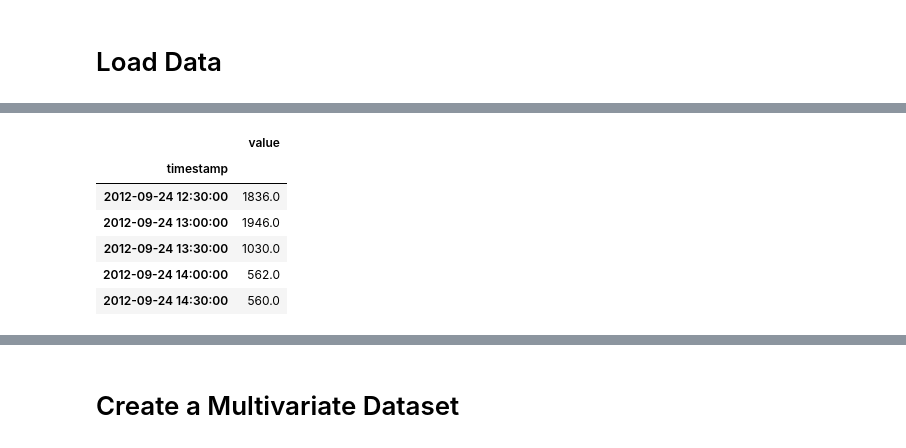
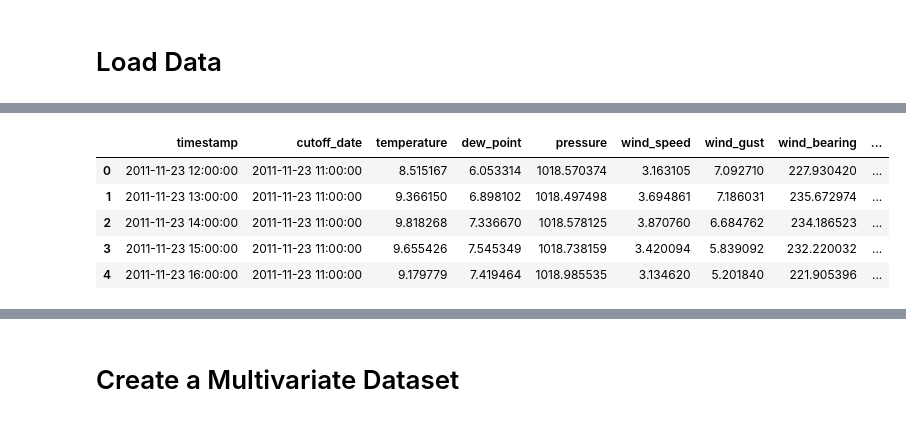
Before and after one commit to attila-balint-kul/energy-forecast-benchmark-examples, a Jupyter notebook: notebooks/02. Multivariate.ipynb, the cells around one changed output, grey strips where cells are left out. Saved outputs shown, nothing was run; the diff lists cells and outputs as text; code cells hidden in the pictures.

```diff
--- a/notebooks/02. Multivariate.ipynb
+++ b/notebooks/02. Multivariate.ipynb
@@ -13,0 +13,2 @@ data = pd.read_csv("./data/load.csv", parse_dates=['timestamp'], index_col="time
+# %%
+unique_ids = ds.metadata_subset.list_unique_ids()
@@ -13,0 +19,3 @@ data = pd.read_csv("./data/load.csv", parse_dates=['timestamp'], index_col="time
+# %%
+unique_id = unique_ids[0]
+unique_id
@@ -13,0 +24,2 @@ data = pd.read_csv("./data/load.csv", parse_dates=['timestamp'], index_col="time
+# %%
+target, past_covariates, metadata = ds.get_data_by_unique_id(unique_id)
@@ -13,0 +59,8 @@ data = pd.read_csv("./data/load.csv", parse_dates=['timestamp'], index_col="time
+# %%
+from enfobench.dataset.utils import create_perfect_forecasts_from_covariates
+
+perfect_forecasts = create_perfect_forecasts_from_covariates(
+    past_covariates,
+    horizon=pd.Timedelta("7 days"),
+    step=pd.Timedelta("24 hour"),
+)
@@ -14,11 +89,10 @@ data = pd.read_csv("./data/load.csv", parse_dates=['timestamp'], index_col="time
 # %%
-data.head()
+perfect_forecasts.head()
 # %% [output]
-|  | value |
-| timestamp |  |
-| 2012-09-24 12:30:00 | 1836.0 |
-| 2012-09-24 13:00:00 | 1946.0 |
-| 2012-09-24 13:30:00 | 1030.0 |
-| 2012-09-24 14:00:00 | 562.0 |
-| 2012-09-24 14:30:00 | 560.0 |
+|  | timestamp | cutoff_date | temperature | dew_point | pressure | wind_speed | wind_gust | wind_bearing | ... |
+| 0 | 2011-11-23 12:00:00 | 2011-11-23 11:00:00 | 8.515167 | 6.053314 | 1018.570374 | 3.163105 | 7.092710 | 227.930420 | ... |
+| 1 | 2011-11-23 13:00:00 | 2011-11-23 11:00:00 | 9.366150 | 6.898102 | 1018.497498 | 3.694861 | 7.186031 | 235.672974 | ... |
+| 2 | 2011-11-23 14:00:00 | 2011-11-23 11:00:00 | 9.818268 | 7.336670 | 1018.578125 | 3.870760 | 6.684762 | 234.186523 | ... |
+| 3 | 2011-11-23 15:00:00 | 2011-11-23 11:00:00 | 9.655426 | 7.545349 | 1018.738159 | 3.420094 | 5.839092 | 232.220032 | ... |
+| 4 | 2011-11-23 16:00:00 | 2011-11-23 11:00:00 | 9.179779 | 7.419464 | 1018.985535 | 3.134620 | 5.201840 | 221.905396 | ... |
 # %%
```
Also changed, not shown: parts of 41 cells of this notebook, 25 other files.
